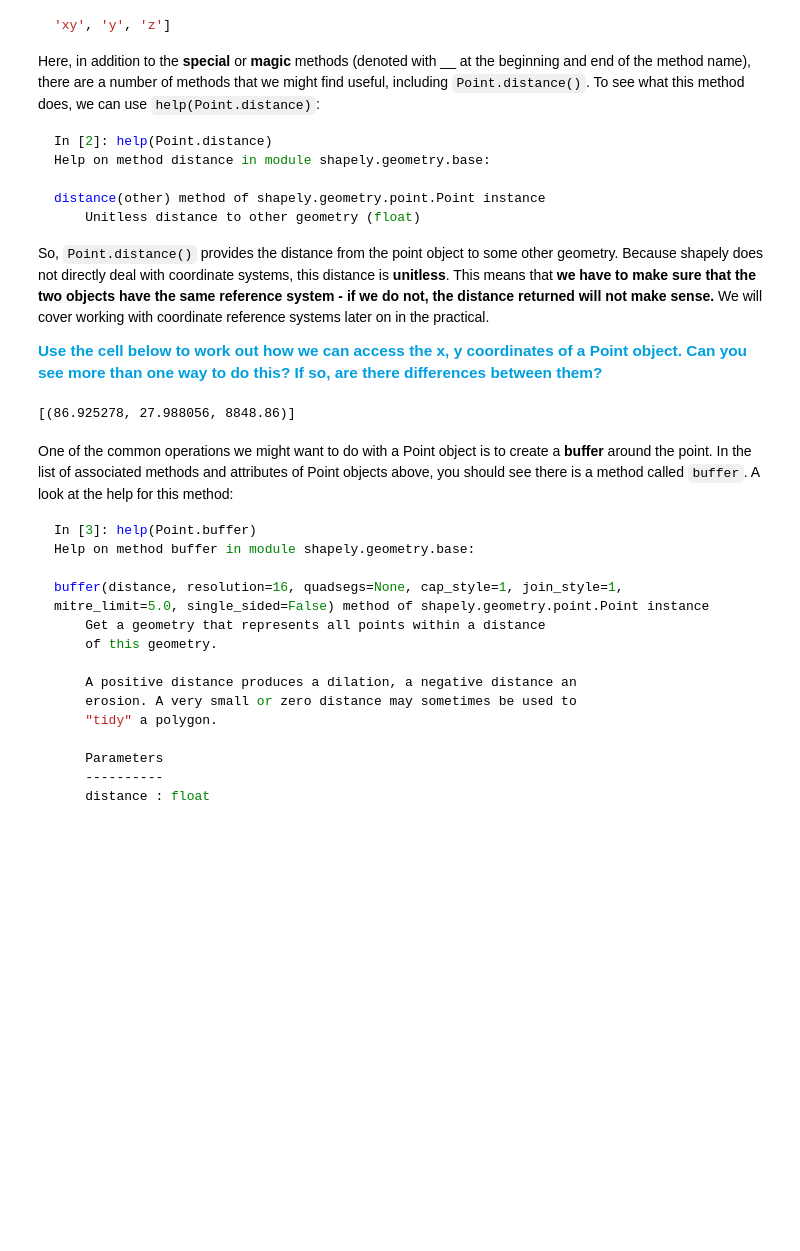
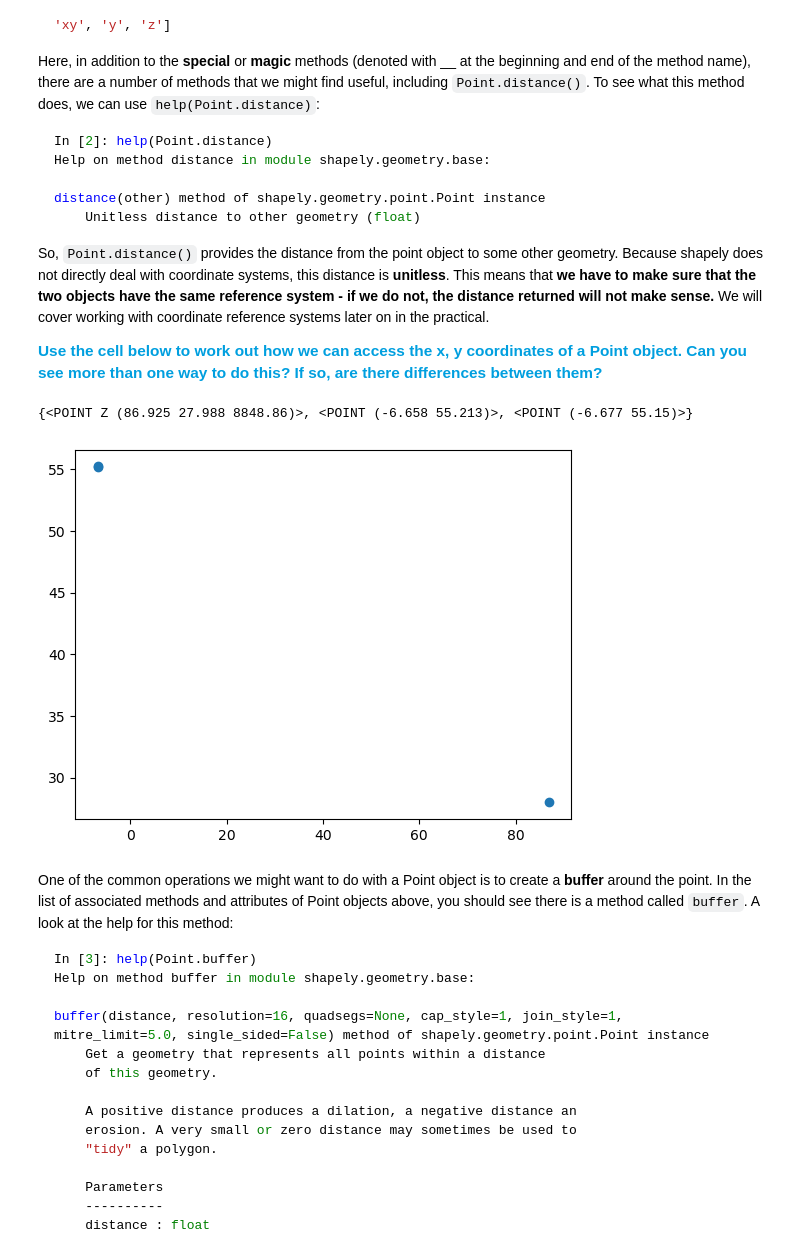
Before and after one commit to CharlotteGIS/egm722, a Jupyter notebook: Week3/Practical3.ipynb, the cells around one changed output. Cells and saved outputs as stored; diff of their text form; code cells hidden in the pictures; blank space fills up the shorter version.

```diff
--- a/Week3/Practical3.ipynb
+++ b/Week3/Practical3.ipynb
@@ -80,12 +80,20 @@ So, `Point.distance()` provides the distance from the point object to some other
 # %%
 # write your method to access the x,y coordinates of pt here
 list(pt.coords)
 pt.x
 pt.coords[:]
 pt2.coords[:]
 pt3d.coords[:]
+points = [pt, pt2, pt3d]
+x= [pt.x, pt2.x, pt3d.x]
+y= [pt.y, pt2.y, pt3d.y]
+print(points)
+plt.scatter(x, y)
+
+plt.show()
 # %% [output]
-[(86.925278, 27.988056, 8848.86)]
+{<POINT Z (86.925 27.988 8848.86)>, <POINT (-6.658 55.213)>, <POINT (-6.677 55.15)>}
+[figure, added]
 # %% [markdown]
 One of the common operations we might want to do with a Point object is to create a __buffer__ around the point. In the list of associated methods and attributes of Point objects above, you should see there is a method called `buffer`. A look at the help for this method:
 
```
Also changed, not shown: parts of 12 cells of this notebook.
